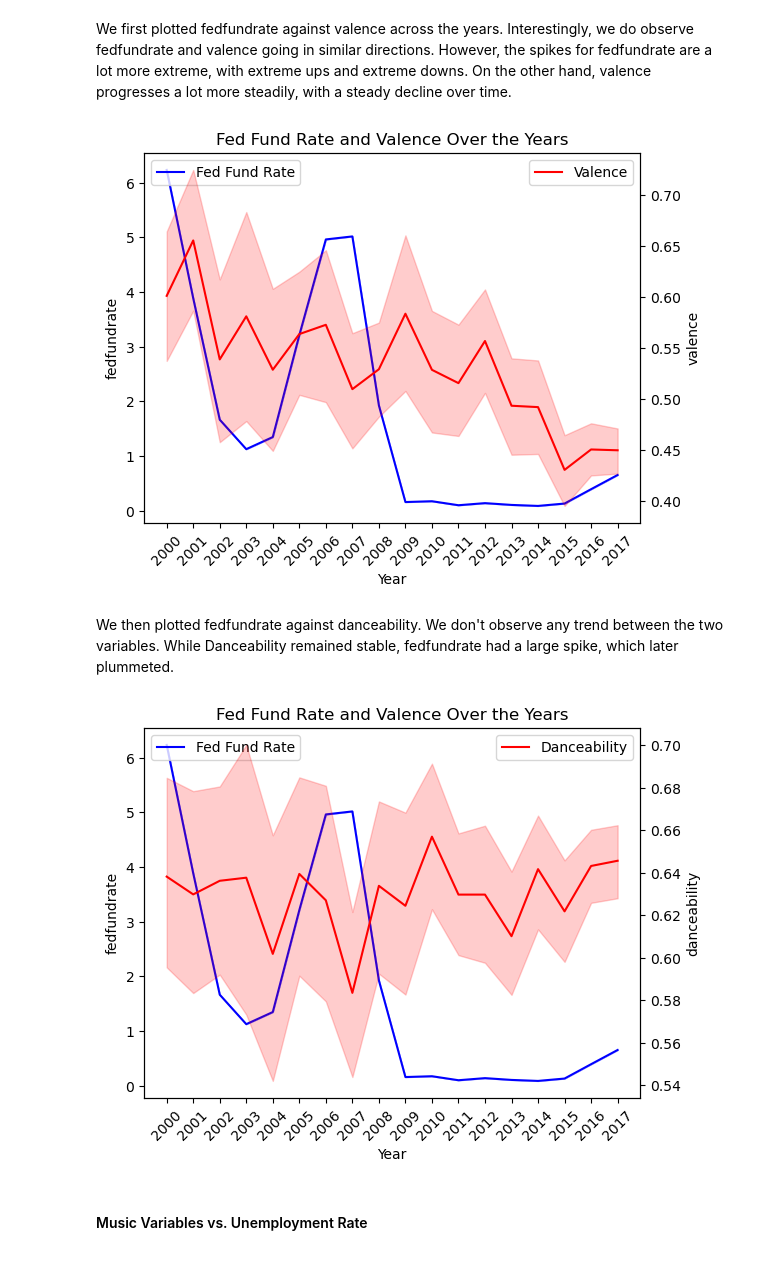
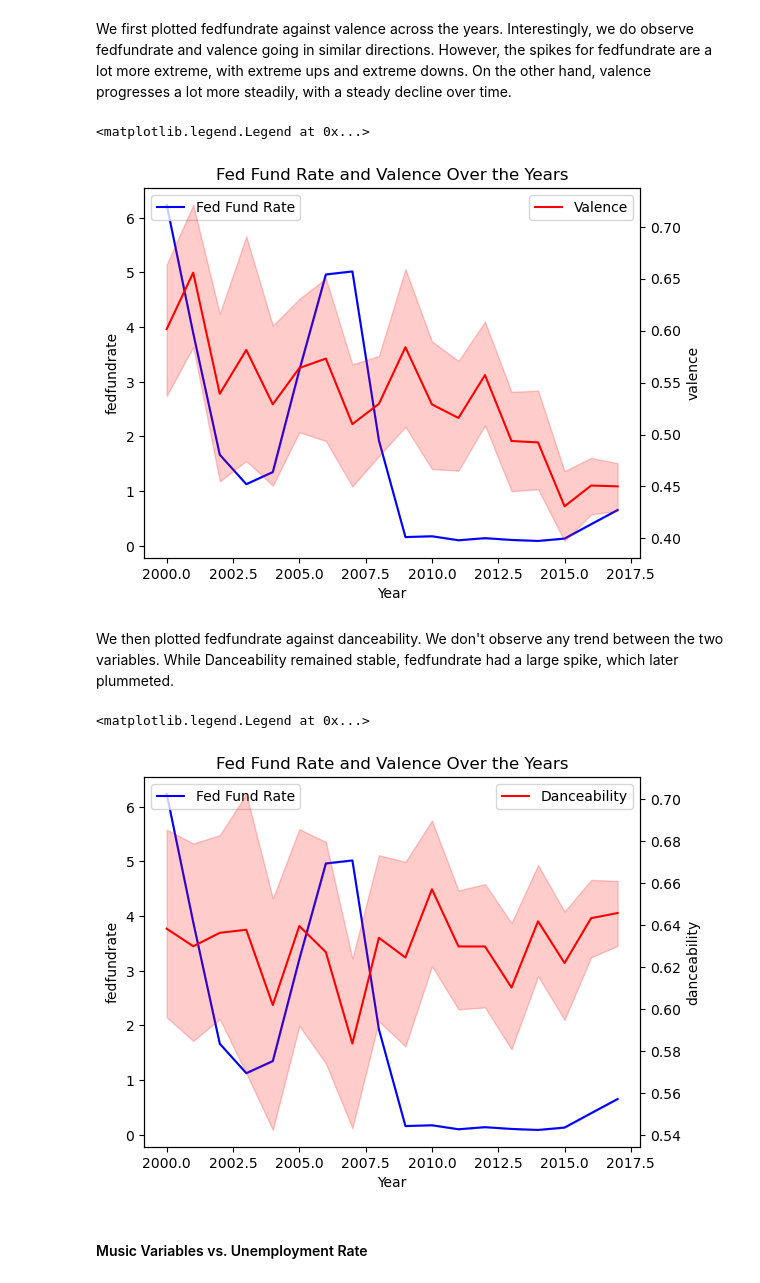
Before and after one commit to yp358/info2950-proj, a Jupyter notebook: p2-final.ipynb, the cells around one changed output. Cells and saved outputs as stored; diff of their text form; code cells hidden in the pictures.

```diff
--- a/p2-final.ipynb
+++ b/p2-final.ipynb
@@ -507,27 +493,23 @@ As we start our exploration with music variables with economic variables, we fir
 # %%
 # visualize time series of valence and fedfundrate across the years
 fig, ax1 = plt.subplots()
 sns.lineplot(x='year', y='fedfundrate', data=cleandata, \
     ax=ax1, color='blue', label='fedfundrate')
 ax2 = ax1.twinx()
 sns.lineplot(x='year', y='valence', data=cleandata, \
     ax=ax2, color='red', label='valence')
 
 ax1.set_title('Fed Fund Rate and Valence Over the Years')
 ax1.set_xlabel('Year')
 
 lines1, _ = ax1.get_legend_handles_labels()  # Get handles for ax1
 lines2, _ = ax2.get_legend_handles_labels()  # Get handles for ax2
 
 ax1.legend(lines1, ['Fed Fund Rate'], loc='upper left')
 ax2.legend(lines2, ['Valence'], loc='upper right')
-
-ax1.set_xticks(years)
-ax1.set_xticklabels(years, rotation=45)
-
-plt.show()
 # %% [output]
+<matplotlib.legend.Legend at 0x...>
-[figure, old version]
+[figure, new version]
 # %% [markdown]
 We then plotted fedfundrate against danceability. We don't observe any trend between the two variables. While Danceability remained stable, fedfundrate had a large spike, which later plummeted.
 # %%
@@ -548,13 +530,9 @@ lines2, _ = ax2.get_legend_handles_labels()  # Get handles for ax2
 
 ax1.legend(lines1, ['Fed Fund Rate'], loc='upper left')
 ax2.legend(lines2, ['Danceability'], loc='upper right')
-
-ax1.set_xticks(years)
-ax1.set_xticklabels(years, rotation=45)
-
-plt.show()
 # %% [output]
+<matplotlib.legend.Legend at 0x...>
-[figure, old version]
+[figure, new version]
 # %% [markdown]
 #### Music Variables vs. Unemployment Rate
 # %% [markdown]
```
Also changed, not shown: parts of 18 cells of this notebook.
